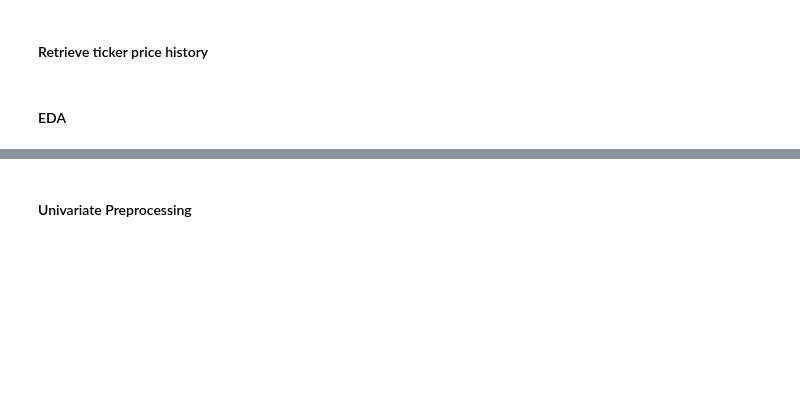
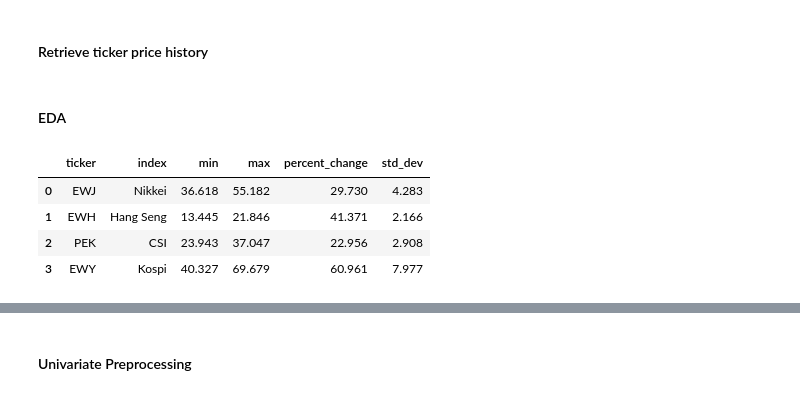
Before and after one commit to hayashady/NU_MSDS, a Jupyter notebook: 458 - Artificial Intelligence & Deep Learning/458.10 - Final Project/Assignment4Hayashi.ipynb, the cells around one changed output, grey strips where cells are left out. Saved outputs shown, nothing was run; the diff lists cells and outputs as text; code cells hidden in the pictures; blank space fills up the shorter version.

```diff
--- a/458 - Artificial Intelligence & Deep Learning/458.10 - Final Project/Assignment4Hayashi.ipynb
+++ b/458 - Artificial Intelligence & Deep Learning/458.10 - Final Project/Assignment4Hayashi.ipynb
@@ -250,3 +256,27 @@ def create_univariate_dataset(dataset, look_back=10):
         dataX.append(a)
         dataY.append(dataset[i + look_back, 0])
     return np.array(dataX), np.array(dataY)
+# %%
+def timeseries_summary_statistics(*time_series):
+    # Initialize a list to store results
+    results = []
+
+    for series in time_series:
+
+        # Calculate statistics for the series
+        min_val = series.min()
+        max_val = series.max()
+        percent_change = (series.iloc[-1] - series.iloc[0]) / series.iloc[0] * 100
+        std_dev = series.std()
+
+        results.append({
+            'min': min_val,
+            'max': max_val,
+            'percent_change': percent_change,
+            'std_dev': std_dev
+        })
+
+    # Convert the list of dictionaries to a DataFrame
+    df = pd.DataFrame(results)
+
+    return df.round(3)
@@ -253,10 +397,14 @@ def create_univariate_dataset(dataset, look_back=10):
 # %% [markdown]
 #### Retrieve tickers
 # %%
-nikkei = yf.ticker.Ticker('nikkei') # Nikkei 225 - EWJ
+nikkei = yf.ticker.Ticker('EWJ') # Nikkei 225 - EWJ
 hang_seng = yf.ticker.Ticker('EWH') # Hang Seng - EWH
 csi = yf.ticker.Ticker('PEK') # CSI 300 - PEK
-kospi = yf.ticker.Ticker('kospi') # Kospi Composite - EWY
+kospi = yf.ticker.Ticker('EWY') # Kospi Composite - EWY
+# %%
+ticker_list = ['EWJ','EWH','PEK','EWY']
+index_list = ['Nikkei','Hang Seng','CSI','Kospi']
+ticker_index_list = ['EWJ - Nikkei','EWH - Hang Seng','PEK - CSI','EWY - KOSPI']
 # %% [markdown]
 #### Retrieve ticker history
 # %%
@@ -293,0 +455,13 @@ fig.show()
+# %%
+summary_statistics = timeseries_summary_statistics(nikkei_price,hang_seng_price,csi_price,kospi_price)
+
+summary_statistics['ticker'] = ticker_list
+summary_statistics['index'] = index_list
+
+summary_statistics.iloc[:,[4,5,0,1,2,3]]
+# %% [output]
+|  | ticker | index | min | max | percent_change | std_dev |
+| 0 | EWJ | Nikkei | 36.618 | 55.182 | 29.730 | 4.283 |
+| 1 | EWH | Hang Seng | 13.445 | 21.846 | 41.371 | 2.166 |
+| 2 | PEK | CSI | 23.943 | 37.047 | 22.956 | 2.908 |
+| 3 | EWY | Kospi | 40.327 | 69.679 | 60.961 | 7.977 |
```
Also changed, not shown: parts of 61 cells of this notebook.
